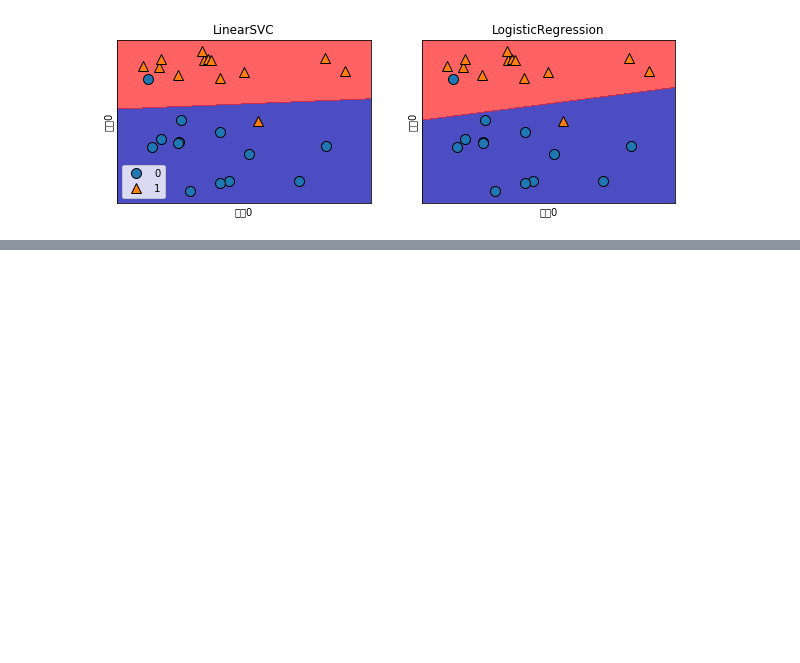
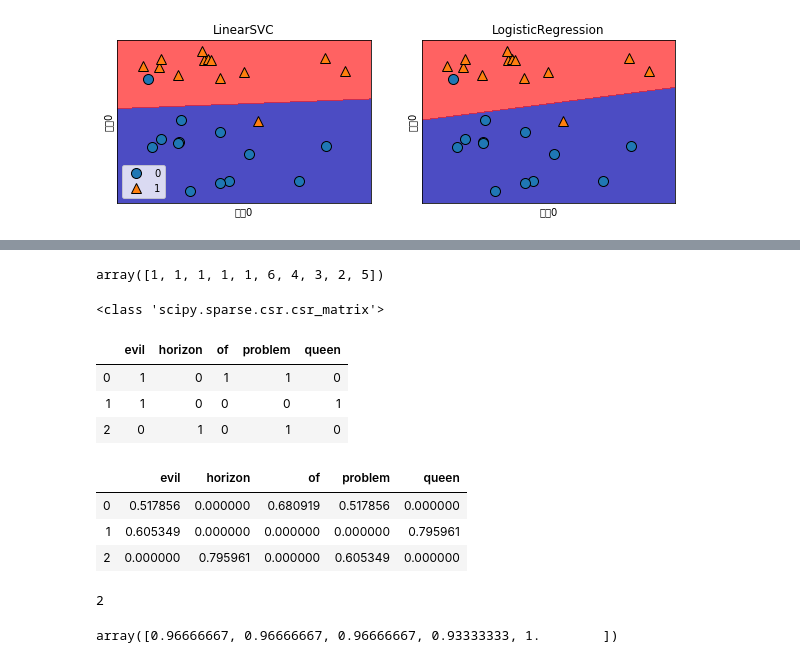
Before and after one commit to fokenr123/study, a Jupyter notebook: 009.ipynb, the cells around one changed output, grey strips where cells are left out. Saved outputs shown, nothing was run; the diff lists cells and outputs as text; code cells hidden in the pictures; blank space fills up the shorter version.

```diff
--- a/009.ipynb
+++ b/009.ipynb
@@ -367,0 +443,52 @@ axes[0].legend() #범례
+# %%
+#feature_selection
+from sklearn.datasets import make_friedman1 #데이터 생성
+from sklearn.feature_selection import RFE #recursive feature elimination
+#재귀적으로 특징 제거
+from sklearn.svm import SVR
+# 열변수 10
+# 관측치 50
+X ,y = make_friedman1(n_samples = 50 , n_features =10 , random_state =0)
+estimator =SVR(kernel = "linear") # 선형회귀
+# regression :예측 -svc : clasification:분류
+selector = RFE(estimator , 5, step = 1) # 변수를 5개만 남기겠다
+#step = 한번에 하나씩 제거
+#변수를 제거하는 이유 : 잡음제거 (노이즈)
+selector = selector.fit(X,y)
+selector.support_
+selector.ranking_
+# %% [output]
+array([1, 1, 1, 1, 1, 6, 4, 3, 2, 5])
+# %%
+#text mining => vectorizing
+# problem of evil queen horizon
+sample = ['problem of evil', # 중복되지 않는 단어
+         'evil queen',
+         'horizon problem']
+# %%
+#특징 추출
+from sklearn.feature_extraction.text import CountVectorizer
+
+vec = CountVectorizer()
+X = vec.fit_transform(sample)
+print(type(X))
+#배열
+pd.DataFrame(X.toarray(), columns =vec.get_feature_names())
+# %% [output]
+<class 'scipy.sparse.csr.csr_matrix'>
+|  | evil | horizon | of | problem | queen |
+| 0 | 1 | 0 | 1 | 1 | 0 |
+| 1 | 1 | 0 | 0 | 0 | 1 |
+| 2 | 0 | 1 | 0 | 1 | 0 |
+# %%
+from sklearn.feature_extraction.text import TfidfVectorizer
+vec = TfidfVectorizer()
+# term frequency(단어빈도) + inverse document frequency(역문서 빈도)
+# 단어수 / 전체문서  => 전체문서/단어수
+X = vec.fit_transform(sample)
+pd.DataFrame(X.toarray(), columns=vec.get_feature_names())
+# %% [output]
+|  | evil | horizon | of | problem | queen |
+| 0 | 0.517856 | 0.000000 | 0.680919 | 0.517856 | 0.000000 |
+| 1 | 0.605349 | 0.000000 | 0.000000 | 0.000000 | 0.795961 |
+| 2 | 0.000000 | 0.795961 | 0.000000 | 0.605349 | 0.000000 |
@@ -367,0 +498,28 @@ axes[0].legend() #범례
+# %%
+import numpy as np
+from sklearn.metrics import accuracy_score
+y_pred = [0,2,1,3]
+y_true = [0,1,2,3]
+accuracy_score(y_true,y_pred)
+accuracy_score(y_true,y_pred,normalize= False)
+#정확도
+# %% [output]
+2
+# %%
+#svc
+#cross validation : 5 데이터를 5덩이로 나누어라 4개는 train 1개는 test
+from sklearn import svm, datasets
+from sklearn.model_selection import cross_val_score
+iris = datasets.load_iris()
+X, y= iris.data, iris.target
+clf = svm.SVC(gamma= 'scale', random_state=0) #모델을 가르키는 이름
+cross_val_score(clf, X,y,scoring ='recall_macro', cv= 5)
+# support vector comvex hall
+# 커널의 모양 통제 gamma
+#recall  민감도
+#5개로 나눴으니깐 결과도 5개
+# 찾아보기 comvex hall - 고차원
+# kernel
+#svc : rbf 방사형 커널,  poly ,sigmoid(0~1)
+# %% [output]
+array([0.96666667, 0.96666667, 0.96666667, 0.93333333, 1.        ])
```
Also changed, not shown: parts of 15 cells of this notebook.
